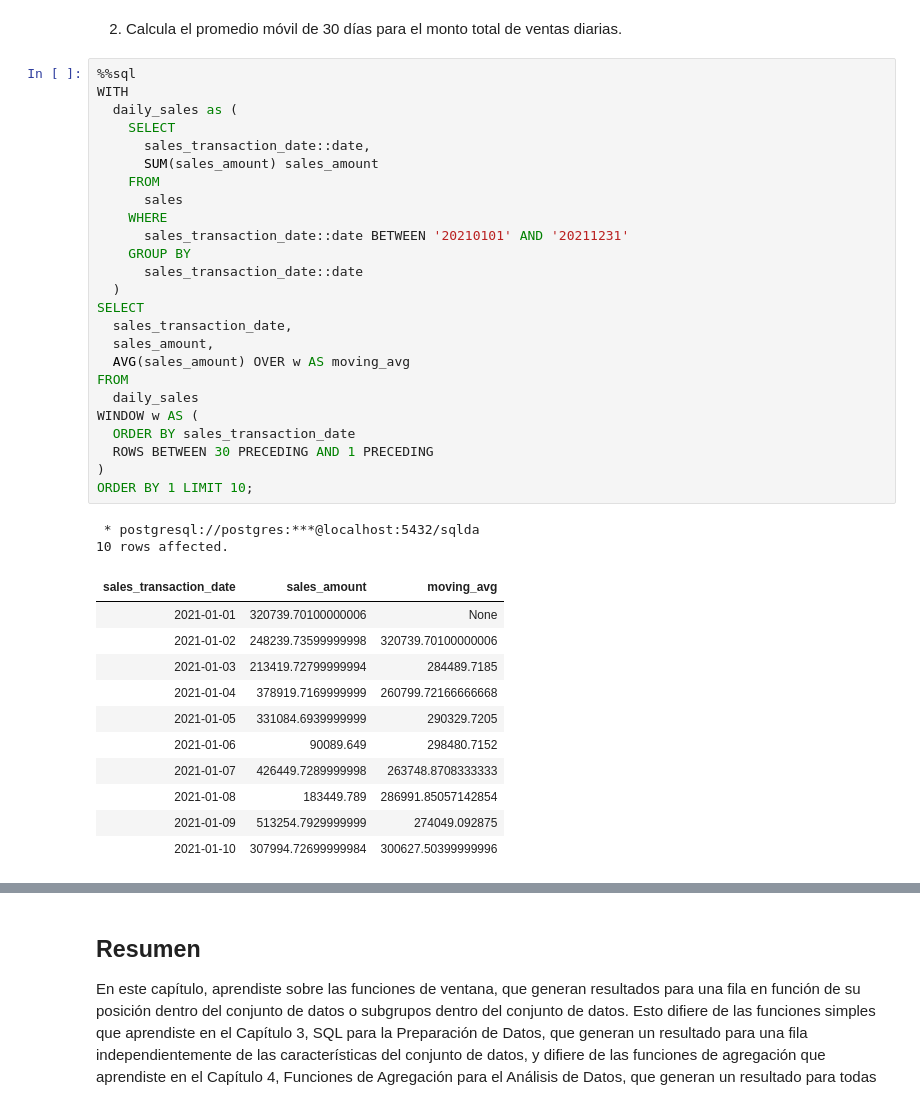
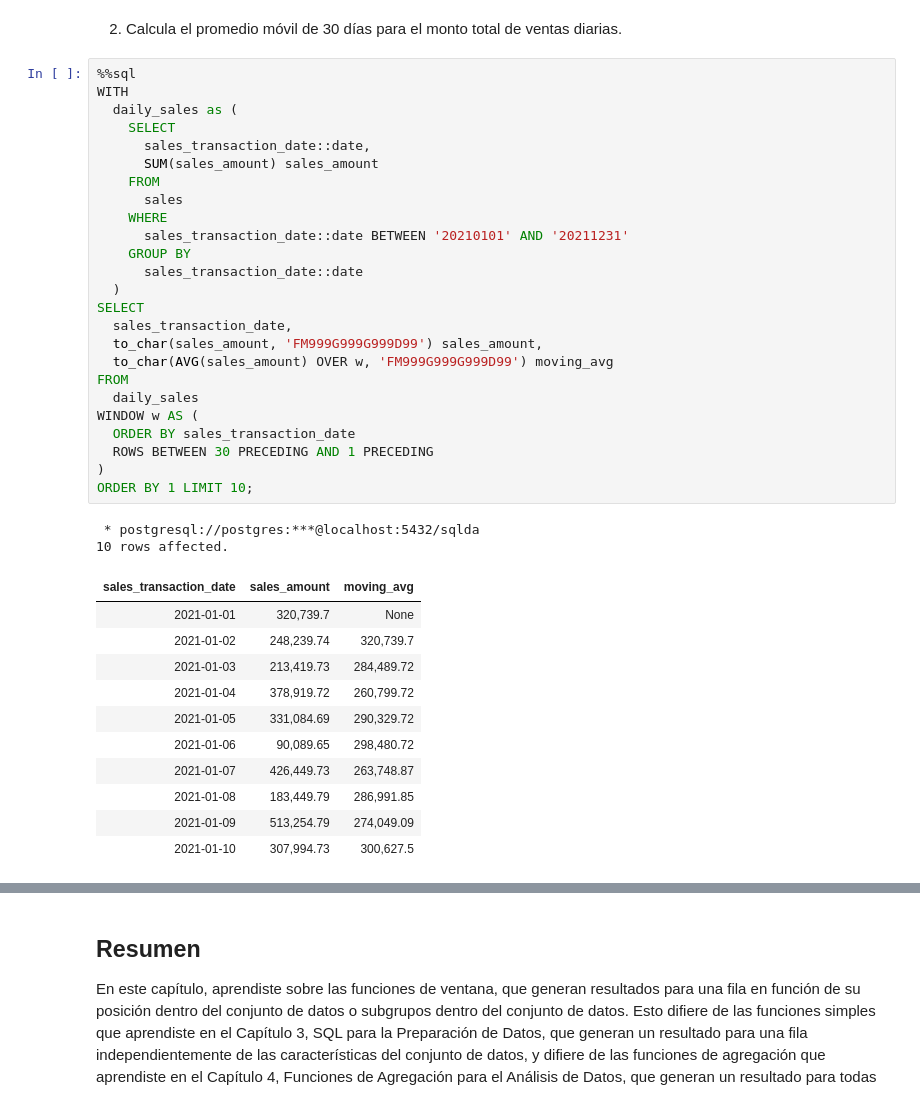
Before and after one commit to limspiga/data-modeling-fall-24, a Jupyter notebook: 05_data_modeling_for_marketing.ipynb, the cells around one changed output, grey strips where cells are left out. Drawn from its saved outputs; the diff is of its cells as text.

```diff
--- a/05_data_modeling_for_marketing.ipynb
+++ b/05_data_modeling_for_marketing.ipynb
@@ -847,42 +899,42 @@ GROUP BY
 # %%
 %%sql
 WITH
   daily_sales as (
     SELECT
       sales_transaction_date::date,
       SUM(sales_amount) sales_amount
     FROM
       sales
     WHERE
       sales_transaction_date::date BETWEEN '20210101' AND '20211231'
     GROUP BY
       sales_transaction_date::date
   )
 SELECT
   sales_transaction_date,
-  sales_amount,
-  AVG(sales_amount) OVER w AS moving_avg
+  to_char(sales_amount, 'FM999G999G999D99') sales_amount,
+  to_char(AVG(sales_amount) OVER w, 'FM999G999G999D99') moving_avg
 FROM
   daily_sales
 WINDOW w AS (
   ORDER BY sales_transaction_date
   ROWS BETWEEN 30 PRECEDING AND 1 PRECEDING
 )
 ORDER BY 1 LIMIT 10;
 # %% [output]
  * postgresql://postgres:***@localhost:5432/sqlda
 10 rows affected.
 | sales_transaction_date | sales_amount | moving_avg |
-| 2021-01-01 | 320739.70100000006 | None |
-| 2021-01-02 | 248239.73599999998 | 320739.70100000006 |
-| 2021-01-03 | 213419.72799999994 | 284489.7185 |
-| 2021-01-04 | 378919.7169999999 | 260799.72166666668 |
-| 2021-01-05 | 331084.6939999999 | 290329.7205 |
-| 2021-01-06 | 90089.649 | 298480.7152 |
-| 2021-01-07 | 426449.7289999998 | 263748.8708333333 |
-| 2021-01-08 | 183449.789 | 286991.85057142854 |
-| 2021-01-09 | 513254.7929999999 | 274049.092875 |
-| 2021-01-10 | 307994.72699999984 | 300627.50399999996 |
+| 2021-01-01 | 320,739.7 | None |
+| 2021-01-02 | 248,239.74 | 320,739.7 |
+| 2021-01-03 | 213,419.73 | 284,489.72 |
+| 2021-01-04 | 378,919.72 | 260,799.72 |
+| 2021-01-05 | 331,084.69 | 290,329.72 |
+| 2021-01-06 | 90,089.65 | 298,480.72 |
+| 2021-01-07 | 426,449.73 | 263,748.87 |
+| 2021-01-08 | 183,449.79 | 286,991.85 |
+| 2021-01-09 | 513,254.79 | 274,049.09 |
+| 2021-01-10 | 307,994.73 | 300,627.5 |
 # %% [markdown]
 3. Calcula en qué décil estaría cada fecha en comparación con otros días en función del monto total de ventas diarias en el promedio móvil de 30 días.
 
```
Also changed, not shown: parts of 5 cells of this notebook.
